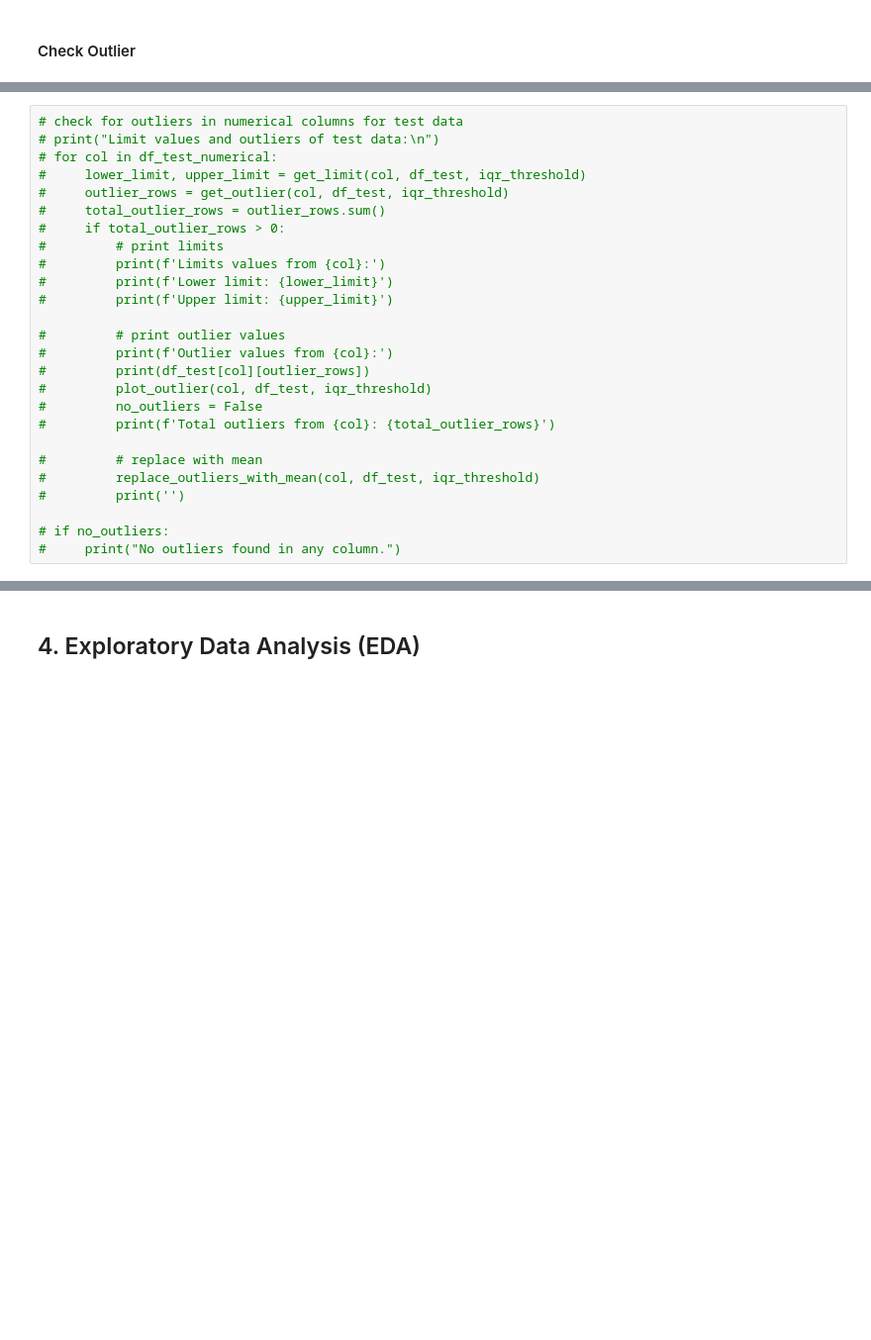
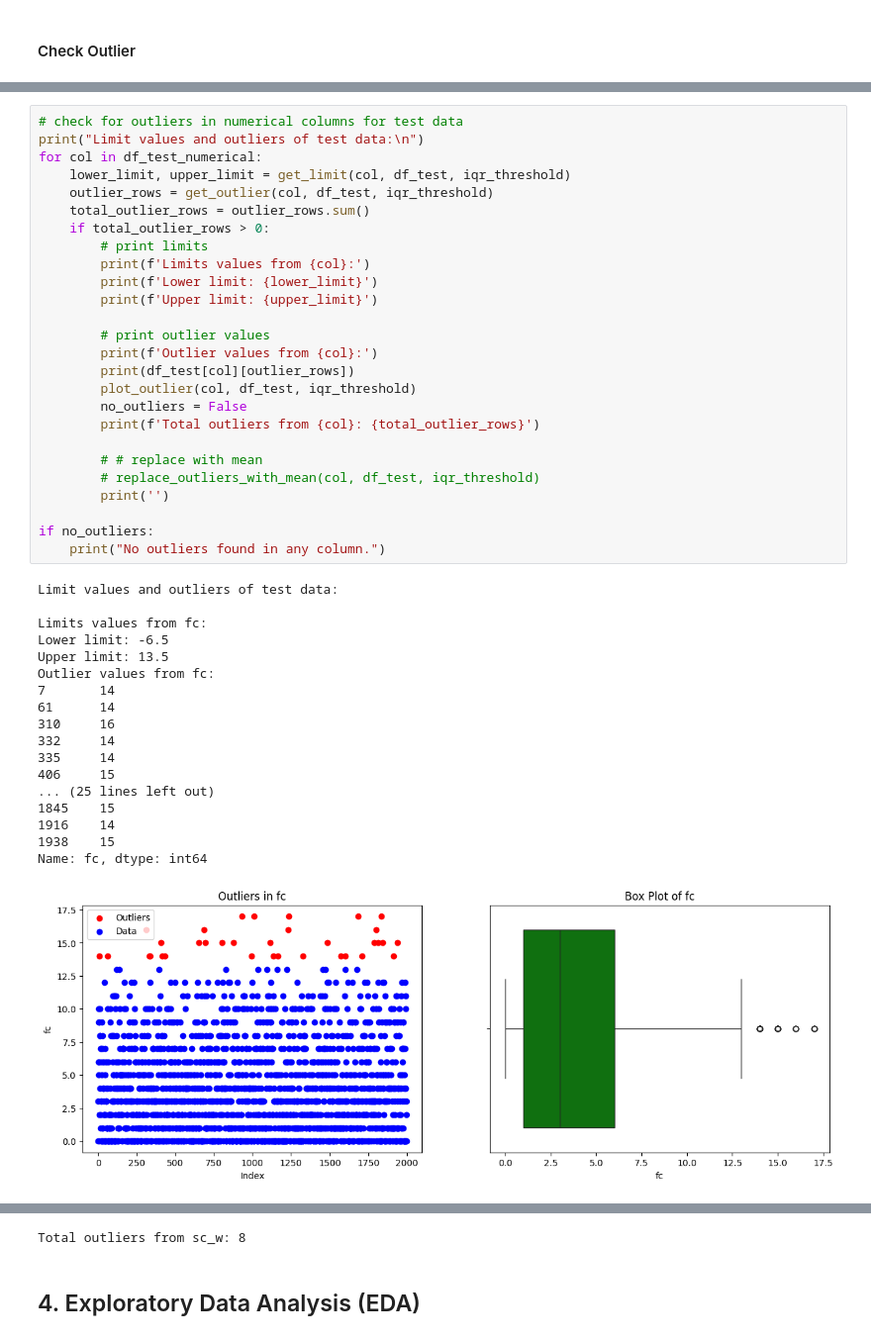
Before and after one commit to ditramadia/smartphone-price-estimator, a Jupyter notebook: penguasabumi.ipynb, the cells around one changed output, grey strips where cells are left out. Shown at 99% size. Saved outputs shown, nothing was run; the diff lists cells and outputs as text; blank space fills up the shorter version.

```diff
--- a/penguasabumi.ipynb
+++ b/penguasabumi.ipynb
@@ -337,26 +385,45 @@ No missing values found.
 # %%
 # check for outliers in numerical columns for test data
-# print("Limit values and outliers of test data:\n")
-# for col in df_test_numerical:
-#     lower_limit, upper_limit = get_limit(col, df_test, iqr_threshold)
-#     outlier_rows = get_outlier(col, df_test, iqr_threshold)
-#     total_outlier_rows = outlier_rows.sum()
-#     if total_outlier_rows > 0:
-#         # print limits
-#         print(f'Limits values from {col}:')
-#         print(f'Lower limit: {lower_limit}')
-#         print(f'Upper limit: {upper_limit}')
+print("Limit values and outliers of test data:\n")
+for col in df_test_numerical:
+    lower_limit, upper_limit = get_limit(col, df_test, iqr_threshold)
+    outlier_rows = get_outlier(col, df_test, iqr_threshold)
+    total_outlier_rows = outlier_rows.sum()
+    if total_outlier_rows > 0:
+        # print limits
+        print(f'Limits values from {col}:')
+        print(f'Lower limit: {lower_limit}')
+        print(f'Upper limit: {upper_limit}')
 
-#         # print outlier values
-#         print(f'Outlier values from {col}:')
-#         print(df_test[col][outlier_rows])
-#         plot_outlier(col, df_test, iqr_threshold)
-#         no_outliers = False
-#         print(f'Total outliers from {col}: {total_outlier_rows}')
+        # print outlier values
+        print(f'Outlier values from {col}:')
+        print(df_test[col][outlier_rows])
+        plot_outlier(col, df_test, iqr_threshold)
+        no_outliers = False
+        print(f'Total outliers from {col}: {total_outlier_rows}')
 
-#         # replace with mean
-#         replace_outliers_with_mean(col, df_test, iqr_threshold)
-#         print('')
+        # # replace with mean
+        # replace_outliers_with_mean(col, df_test, iqr_threshold)
+        print('')
 
-# if no_outliers:
-#     print("No outliers found in any column.")
+if no_outliers:
+    print("No outliers found in any column.")
+# %% [output]
+Limit values and outliers of test data:
+
+Limits values from fc:
+Lower limit: -6.5
+Upper limit: 13.5
+Outlier values from fc:
+7       14
+61      14
+310     16
+332     14
+335     14
+406     15
+... (25 lines left out)
+1845    15
+1916    14
+1938    15
+Name: fc, dtype: int64
+[figure, added]
@@ -363,3 +456,4 @@ No missing values found.
+Total outliers from sc_w: 8
 # %% [markdown]
 ## 4. Exploratory Data Analysis (EDA)
 # %% [markdown]
```
Also changed, not shown: parts of 5 cells of this notebook, 1 other file.
